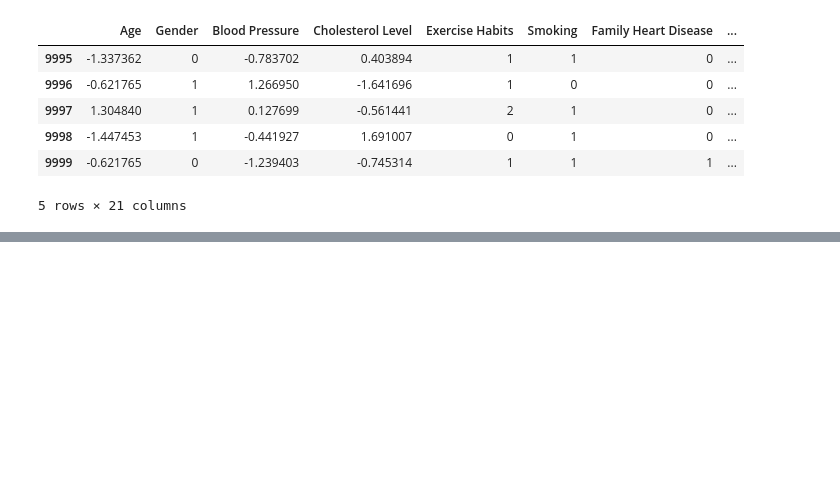
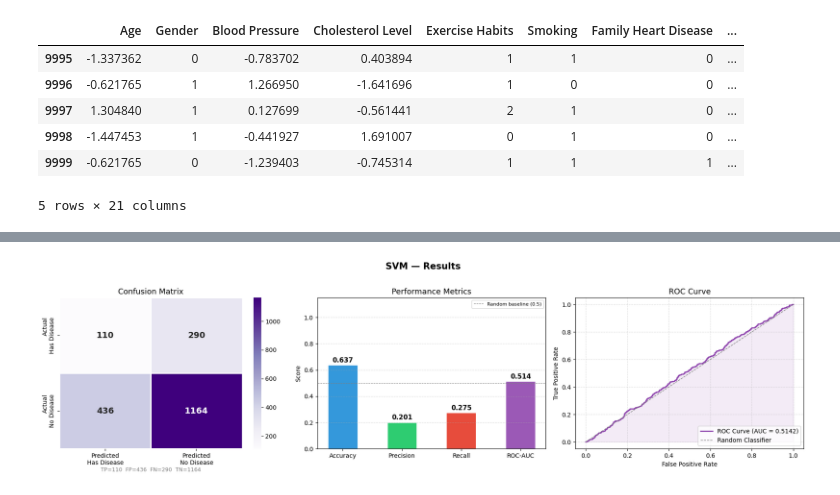
Before and after one commit to NehalKashif/Heart-Disease-Detector, a Jupyter notebook: dataset.ipynb, the cells around one changed output, grey strips where cells are left out. Saved outputs shown, nothing was run; the diff lists cells and outputs as text; code cells hidden in the pictures; blank space fills up the shorter version.

Commit message:
ML Model Created

```diff
--- a/dataset.ipynb
+++ b/dataset.ipynb
@@ -484,0 +856,88 @@ Stored results for model comparison ✅
+# %%
+# Support Vector Machine
+print("\n=== SUPPORT VECTOR MACHINE ===")
+
+svm_model = SVC(
+    kernel='rbf',
+    class_weight='balanced',
+    probability=True,
+    random_state=42
+)
+svm_model.fit(X_train_bal, y_train_bal)
+
+svm_pred = svm_model.predict(X_test)
+svm_proba = svm_model.predict_proba(X_test)[:, 1]
+
+accuracy = accuracy_score(y_test, svm_pred)
+precision = precision_score(y_test, svm_pred, pos_label=1)
+recall = recall_score(y_test, svm_pred, pos_label=1)
+auc = roc_auc_score(y_test, svm_proba)
+
+print(f"\nAccuracy  : {accuracy:.4f}")
+print(f"Precision : {precision:.4f}  (of those flagged as sick, how many actually are?)")
+print(f"Recall    : {recall:.4f}  (of all sick people, how many did we catch?)")
+print(f"ROC-AUC   : {auc:.4f}")
+
+cm = confusion_matrix(y_test, svm_pred, labels=[1, 0])
+
+fig, axes = plt.subplots(1, 3, figsize=(18, 5))
+fig.suptitle('SVM — Results', fontsize=15, fontweight='bold', y=1.02)
+
+sns.heatmap(
+    cm,
+    annot=True, fmt='d', cmap='Purples',
+    xticklabels=['Predicted\nHas Disease', 'Predicted\nNo Disease'],
+    yticklabels=['Actual\nHas Disease', 'Actual\nNo Disease'],
+    ax=axes[0],
+    linewidths=1,
+    linecolor='white',
+    annot_kws={"size": 14, "weight": "bold"}
+)
+axes[0].set_title('Confusion Matrix', fontsize=13)
+
+# Annotate quadrants
+TP = cm[0][0]
+FP = cm[1][0]
+FN = cm[0][1]
+TN = cm[1][1]
+axes[0].text(0.5, -0.15, f'TP={TP}  FP={FP}  FN={FN}  TN={TN}',
+             transform=axes[0].transAxes, ha='center', fontsize=9, color='gray')
+
+metrics = ['Accuracy', 'Precision', 'Recall', 'ROC-AUC']
+values = [accuracy, precision, recall, auc]
+bar_colors = ['#3498db', '#2ecc71', '#e74c3c', '#9b59b6']
+
+bars = axes[1].bar(metrics, values, color=bar_colors, edgecolor='white', width=0.5)
+axes[1].set_ylim(0, 1.15)
+axes[1].set_title('Performance Metrics', fontsize=13)
+axes[1].set_ylabel('Score')
+axes[1].axhline(y=0.5, color='gray', linestyle='--', linewidth=0.8, label='Random baseline (0.5)')
+axes[1].legend(fontsize=8)
+axes[1].grid(axis='y', linestyle='--', alpha=0.4)
+
+for bar, val in zip(bars, values):
+    axes[1].text(bar.get_x() + bar.get_width()/2, bar.get_height() + 0.02,
+                 f'{val:.3f}', ha='center', fontsize=11, fontweight='bold')
+
+fpr, tpr, _ = roc_curve(y_test, svm_proba)
+axes[2].plot(fpr, tpr, color='#8e44ad', lw=2, label=f'ROC Curve (AUC = {auc:.4f})')
+axes[2].plot([0, 1], [0, 1], color='gray', lw=1, linestyle='--', label='Random Classifier')
+axes[2].fill_between(fpr, tpr, alpha=0.1, color='#8e44ad')
+axes[2].set_xlabel('False Positive Rate')
+axes[2].set_ylabel('True Positive Rate')
+axes[2].set_title('ROC Curve', fontsize=13)
+axes[2].legend(loc='lower right')
+axes[2].grid(linestyle='--', alpha=0.4)
+
+plt.tight_layout()
+plt.show()
+
+svm_results = {
+    'Model': 'SVM',
+    'Accuracy': accuracy,
+    'Precision': precision,
+    'Recall': recall,
+    'ROC-AUC': auc
+}
+print("\n✅ SVM results stored for final model comparison.")
+# %% [output]
@@ -484,0 +950 @@ Stored results for model comparison ✅
+[figure, added]
```
Also changed, not shown: parts of 33 cells of this notebook.
